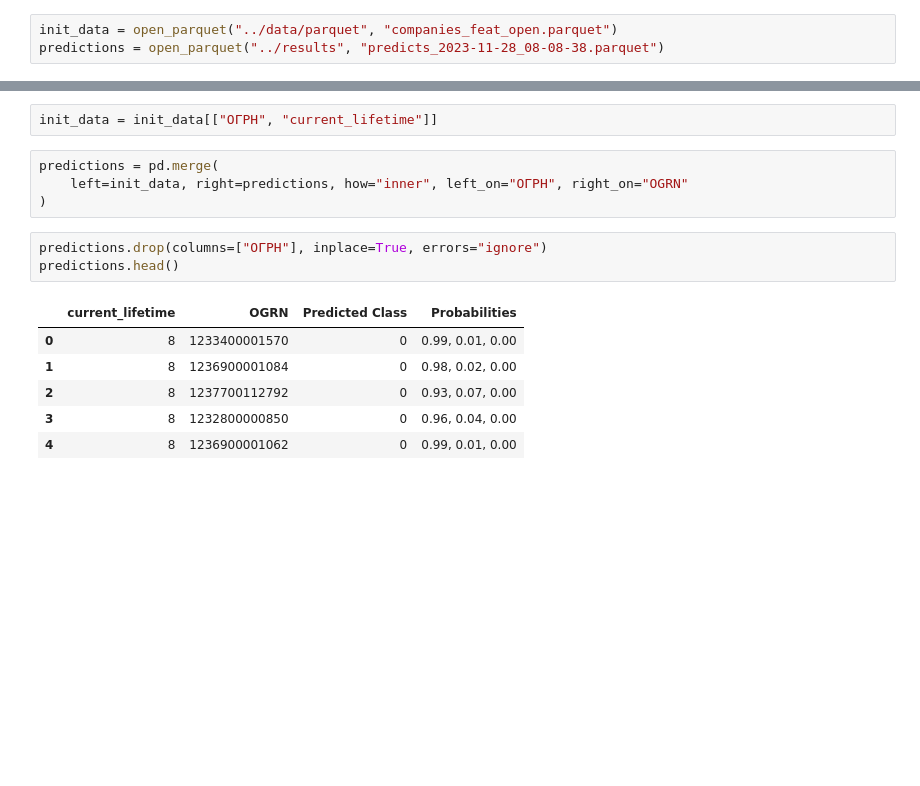
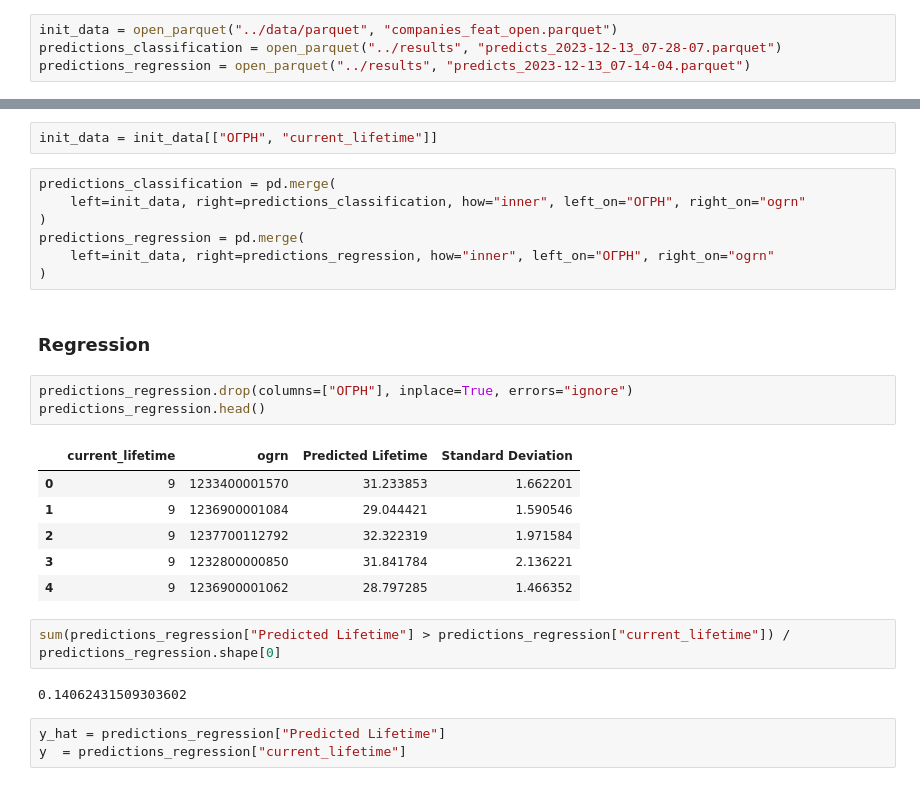
Before and after one commit to makboard/CompanyLifetime, a Jupyter notebook: notebooks/test_inference.ipynb, the cells around one changed output, grey strips where cells are left out. Cells and saved outputs as stored; diff of their text form; blank space fills up the shorter version.

```diff
--- a/notebooks/test_inference.ipynb
+++ b/notebooks/test_inference.ipynb
@@ -47,7 +47,8 @@ def inverse_classify_lifetime(category: int):
         return None
 # %%
 init_data = open_parquet("../data/parquet", "companies_feat_open.parquet")
-predictions = open_parquet("../results", "predicts_2023-11-28_08-08-38.parquet")
+predictions_classification = open_parquet("../results", "predicts_2023-12-13_07-28-07.parquet")
+predictions_regression = open_parquet("../results", "predicts_2023-12-13_07-14-04.parquet")
 # %%
 tqdm.pandas()
 init_data["reg_date"] = init_data.progress_apply(
@@ -65,16 +66,28 @@ init_data = init_data[init_data["current_lifetime"] < max_trained_llifetime]
 # %%
 init_data = init_data[["ОГРН", "current_lifetime"]]
 # %%
-predictions = pd.merge(
-    left=init_data, right=predictions, how="inner", left_on="ОГРН", right_on="OGRN"
+predictions_classification = pd.merge(
+    left=init_data, right=predictions_classification, how="inner", left_on="ОГРН", right_on="ogrn"
 )
+predictions_regression = pd.merge(
+    left=init_data, right=predictions_regression, how="inner", left_on="ОГРН", right_on="ogrn"
+)
+# %% [markdown]
+### Regression
 # %%
-predictions.drop(columns=["ОГРН"], inplace=True, errors="ignore")
-predictions.head()
+predictions_regression.drop(columns=["ОГРН"], inplace=True, errors="ignore")
+predictions_regression.head()
 # %% [output]
-|  | current_lifetime | OGRN | Predicted Class | Probabilities |
-| 0 | 8 | 1233400001570 | 0 | 0.99, 0.01, 0.00 |
-| 1 | 8 | 1236900001084 | 0 | 0.98, 0.02, 0.00 |
-| 2 | 8 | 1237700112792 | 0 | 0.93, 0.07, 0.00 |
-| 3 | 8 | 1232800000850 | 0 | 0.96, 0.04, 0.00 |
-| 4 | 8 | 1236900001062 | 0 | 0.99, 0.01, 0.00 |
+|  | current_lifetime | ogrn | Predicted Lifetime | Standard Deviation |
+| 0 | 9 | 1233400001570 | 31.233853 | 1.662201 |
+| 1 | 9 | 1236900001084 | 29.044421 | 1.590546 |
+| 2 | 9 | 1237700112792 | 32.322319 | 1.971584 |
+| 3 | 9 | 1232800000850 | 31.841784 | 2.136221 |
+| 4 | 9 | 1236900001062 | 28.797285 | 1.466352 |
+# %%
+sum(predictions_regression["Predicted Lifetime"] > predictions_regression["current_lifetime"]) / predictions_regression.shape[0]
+# %% [output]
+0.14062431509303602
+# %%
+y_hat = predictions_regression["Predicted Lifetime"]
+y  = predictions_regression["current_lifetime"]
```
Also changed, not shown: parts of 9 cells of this notebook, 1 other file.
